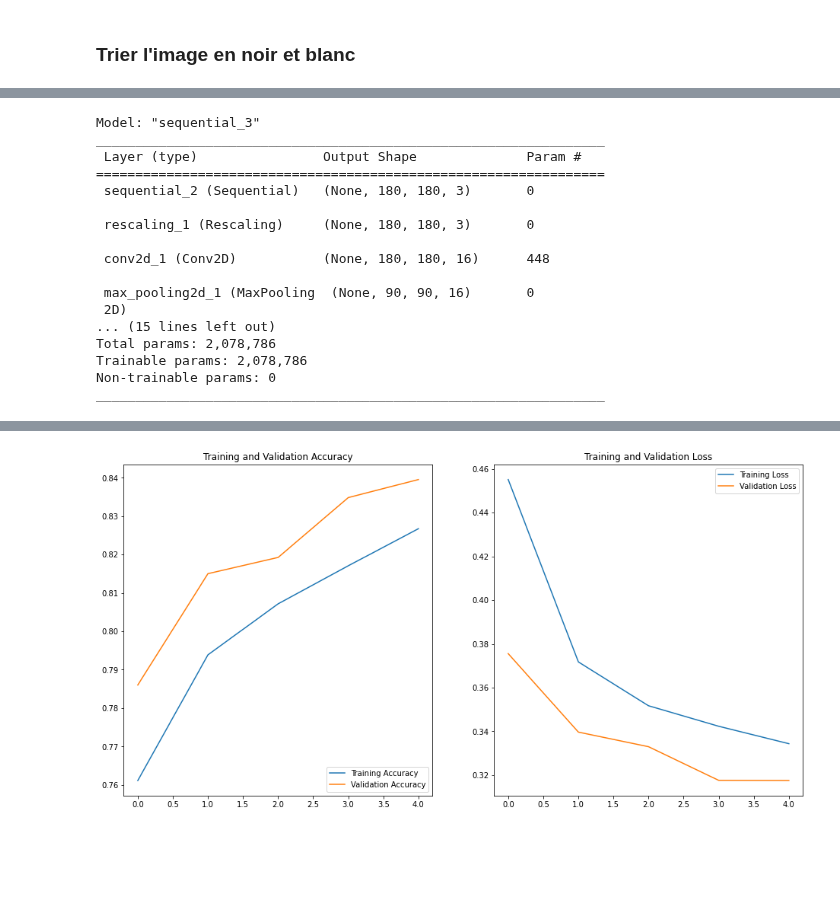
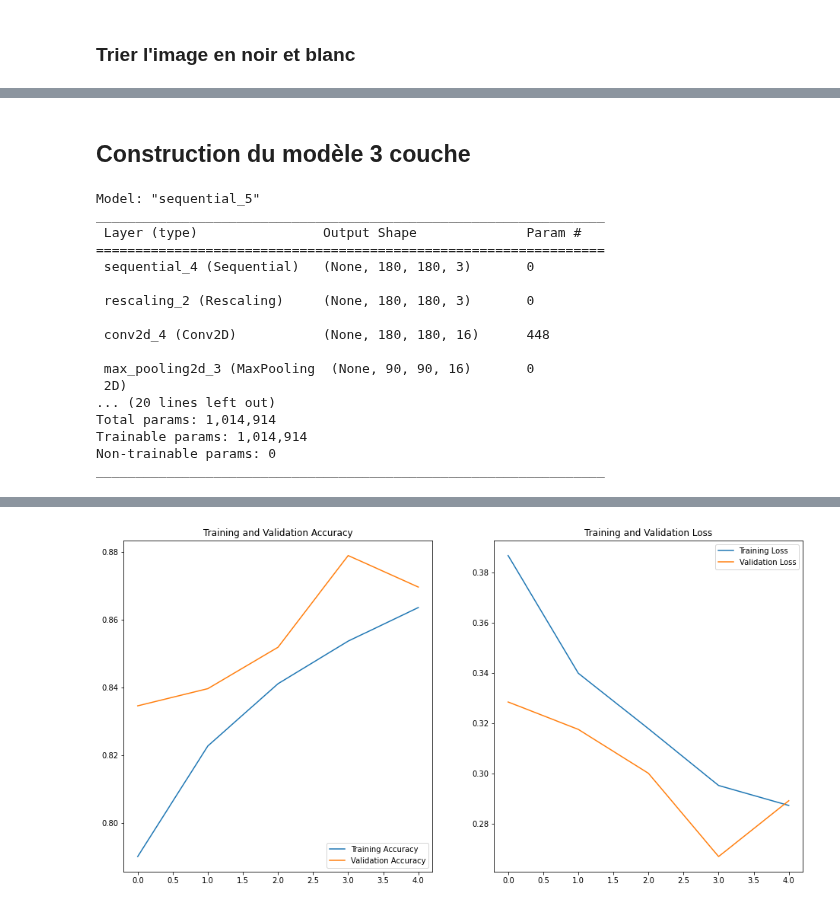
Before and after one commit to Bnder1/Projet-DataScienceA5, a Jupyter notebook: Livrable 1/phase1_FZR.ipynb, the cells around one changed output, grey strips where cells are left out. Saved outputs shown, nothing was run; the diff lists cells and outputs as text; code cells hidden in the pictures; blank space fills up the shorter version.

Commit message:
Updated notebook with two type of model

```diff
--- a/Livrable 1/phase1_FZR.ipynb
+++ b/Livrable 1/phase1_FZR.ipynb
@@ -131,3 +251,5 @@ def removeBlackAndWhite():
+# %% [markdown]
+## Construction du modèle 3 couche
 # %%
 num_classes = len(class_names)
 data_augmentation = keras.Sequential(
@@ -142,22 +264,22 @@ data_augmentation = keras.Sequential(
 )
 
 # Le modèle
-model_with_data_augmentation = Sequential([
+model_multiple_layers = Sequential([
   data_augmentation,
   layers.Rescaling(1./255, input_shape=(image_h, image_w, 3)),
   layers.Conv2D(16, 3, padding='same', activation='relu'),
   layers.MaxPooling2D(),
   layers.Conv2D(32, 3, padding='same', activation='relu'),
   layers.MaxPooling2D(),
-  # layers.Conv2D(64, 3, padding='same', activation='relu'),
-  # layers.MaxPooling2D(),
+  layers.Conv2D(64, 3, padding='same', activation='relu'),
+  layers.MaxPooling2D(),
   layers.Dropout(0.2),
   layers.Flatten(),
   layers.Dense(32, activation='relu'),
   layers.Dense(num_classes)
-]) #A COMPLETER
+])
 # Compilation du modèle
-model_with_data_augmentation.compile(optimizer='adam',
+model_multiple_layers.compile(optimizer='adam',
               loss=tf.keras.losses.SparseCategoricalCrossentropy(from_logits=True),
               metrics=['accuracy'])
 
@@ -171,28 +293,28 @@ hparams_callback = hp.KerasCallback(log_dir, {
 
                                     )
 # Résumé du modèle
-model_with_data_augmentation.summary()
+model_multiple_layers.summary()
 # %% [output]
-Model: "sequential_3"
+Model: "sequential_5"
 _________________________________________________________________
  Layer (type)                Output Shape              Param #
 =================================================================
- sequential_2 (Sequential)   (None, 180, 180, 3)       0
+ sequential_4 (Sequential)   (None, 180, 180, 3)       0
 
- rescaling_1 (Rescaling)     (None, 180, 180, 3)       0
+ rescaling_2 (Rescaling)     (None, 180, 180, 3)       0
 
- conv2d_1 (Conv2D)           (None, 180, 180, 16)      448
+ conv2d_4 (Conv2D)           (None, 180, 180, 16)      448
 
- max_pooling2d_1 (MaxPooling  (None, 90, 90, 16)       0
+ max_pooling2d_3 (MaxPooling  (None, 90, 90, 16)       0
  2D)
-... (15 lines left out)
-Total params: 2,078,786
-Trainable params: 2,078,786
+... (20 lines left out)
+Total params: 1,014,914
+Trainable params: 1,014,914
 Non-trainable params: 0
 _________________________________________________________________
 # %%
 # Prepare for model checkpoints
-checkpoint_path = "training/cp_{epoch:02d}-{val_accuracy:.2f}.ckpt"
+checkpoint_path = "training/cp_multiple_layers_{epoch:02d}-{val_accuracy:.2f}.ckpt"
 checkpoint_dir = os.path.dirname(checkpoint_path)
 
 cp_callback = tf.keras.callbacks.ModelCheckpoint(filepath=checkpoint_path,
@@ -204,7 +326,7 @@ cp_callback = tf.keras.callbacks.ModelCheckpoint(filepath=checkpoint_path,
 # %%
 # Entrainement du modèle
 epochs=5
-history = model_with_data_augmentation.fit(
+history = model_multiple_layers.fit(
   train_set,
   validation_data=validation_set,
   epochs=epochs,
@@ -213,7 +335,7 @@ history = model_with_data_augmentation.fit(
 
 # Save the model
 save_path = "checkpoints/"+datetime.datetime.now().strftime("%d-%m-%Y_%H-%M-%S")+"-"+str(history.history['val_accuracy'][-1])+".ckpt"
-model_with_data_augmentation.save_weights(save_path)
+model_multiple_layers.save_weights(save_path)
 
 acc = history.history['accuracy']
 val_acc = history.history['val_accuracy']
@@ -255,4 +377,4 @@ Epoch 00005: saving model to training/cp_0.8461538553237915.ckpt
-[figure, old version]
+[figure, new version]
 # %%
 !tensorboard dev upload --logdir ./logs \
   --name "Simple experiment with MNIST" \
```
Also changed, not shown: parts of 6 cells of this notebook, 1 other file.
